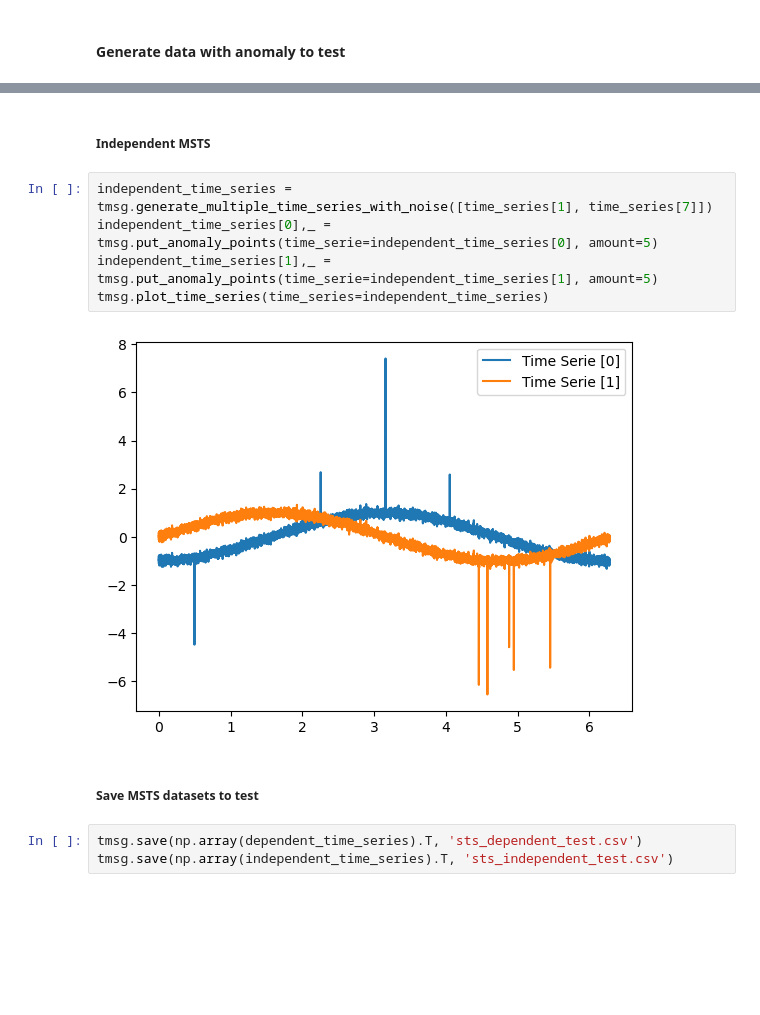
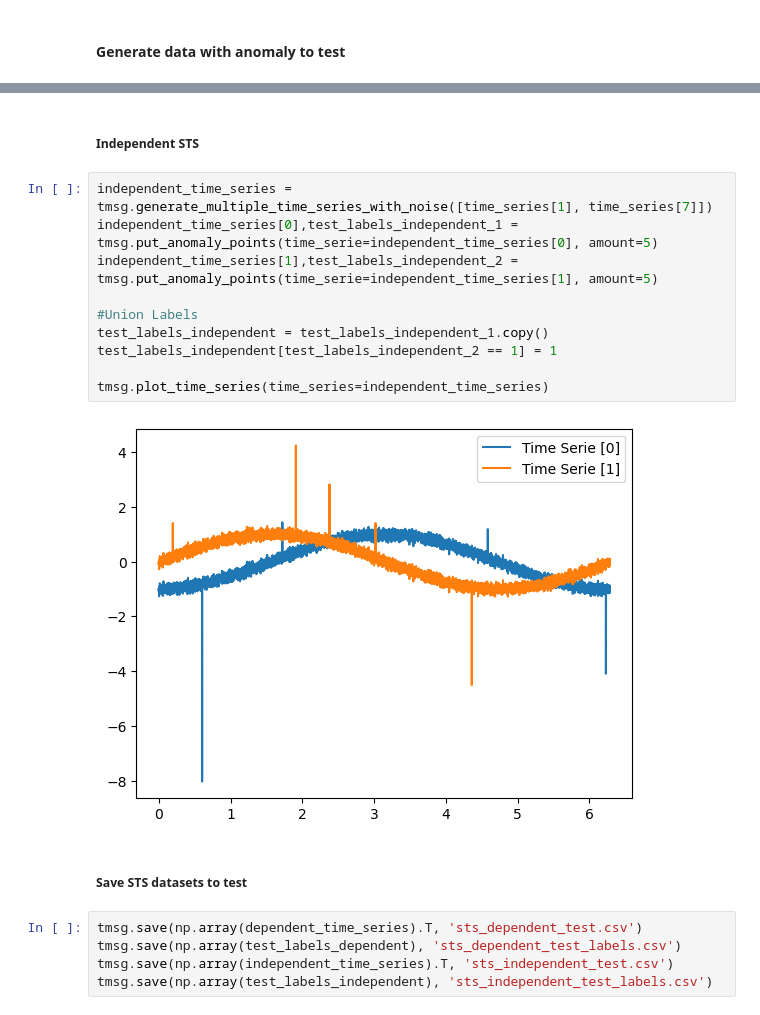
Before and after one commit to CristoferSilva/SyntheticTimeSeriesDataset, a Jupyter notebook: syntheticTimeSeriesDataset.ipynb, the cells around one changed output, grey strips where cells are left out. Saved outputs shown, nothing was run; the diff lists cells and outputs as text; blank space fills up the shorter version.

Commit message:
Generated test labels.

```diff
--- a/syntheticTimeSeriesDataset.ipynb
+++ b/syntheticTimeSeriesDataset.ipynb
@@ -178,14 +186,21 @@ tmsg.plot_time_series(time_series=dependent_time_series)
 # %% [markdown]
-##### Independent MSTS
+##### Independent STS
 # %%
 independent_time_series = tmsg.generate_multiple_time_series_with_noise([time_series[1], time_series[7]])
-independent_time_series[0],_ = tmsg.put_anomaly_points(time_serie=independent_time_series[0], amount=5)
-independent_time_series[1],_ = tmsg.put_anomaly_points(time_serie=independent_time_series[1], amount=5)
+independent_time_series[0],test_labels_independent_1 = tmsg.put_anomaly_points(time_serie=independent_time_series[0], amount=5)
+independent_time_series[1],test_labels_independent_2 = tmsg.put_anomaly_points(time_serie=independent_time_series[1], amount=5)
+
+#Union Labels
+test_labels_independent = test_labels_independent_1.copy()
+test_labels_independent[test_labels_independent_2 == 1] = 1
+
 tmsg.plot_time_series(time_series=independent_time_series)
 # %% [output]
-[figure, old version]
+[figure, new version]
 # %% [markdown]
-##### Save MSTS datasets to test
+##### Save STS datasets to test
 # %%
 tmsg.save(np.array(dependent_time_series).T, 'sts_dependent_test.csv')
+tmsg.save(np.array(test_labels_dependent), 'sts_dependent_test_labels.csv')
 tmsg.save(np.array(independent_time_series).T, 'sts_independent_test.csv')
+tmsg.save(np.array(test_labels_independent), 'sts_independent_test_labels.csv')
```
Also changed, not shown: parts of 14 cells of this notebook, 7 other files.
